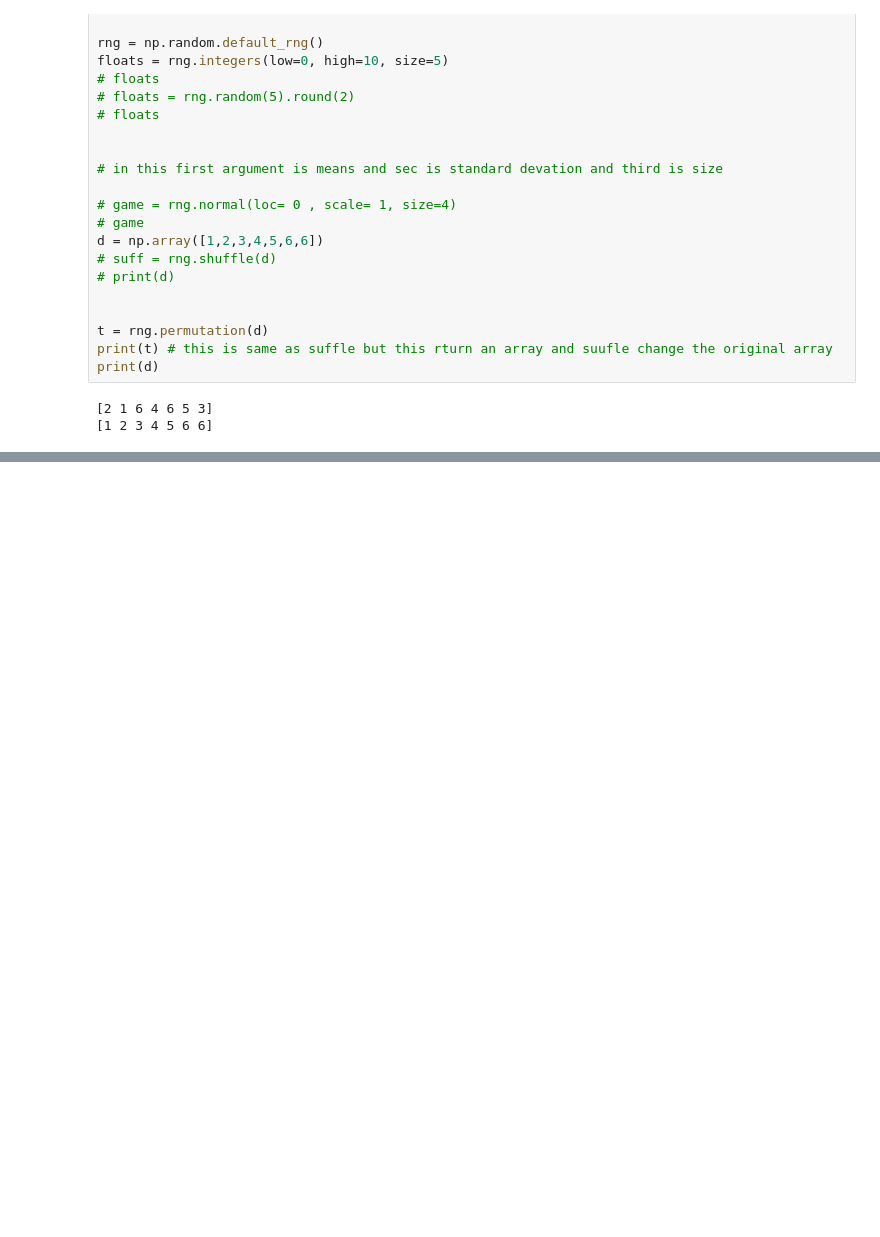
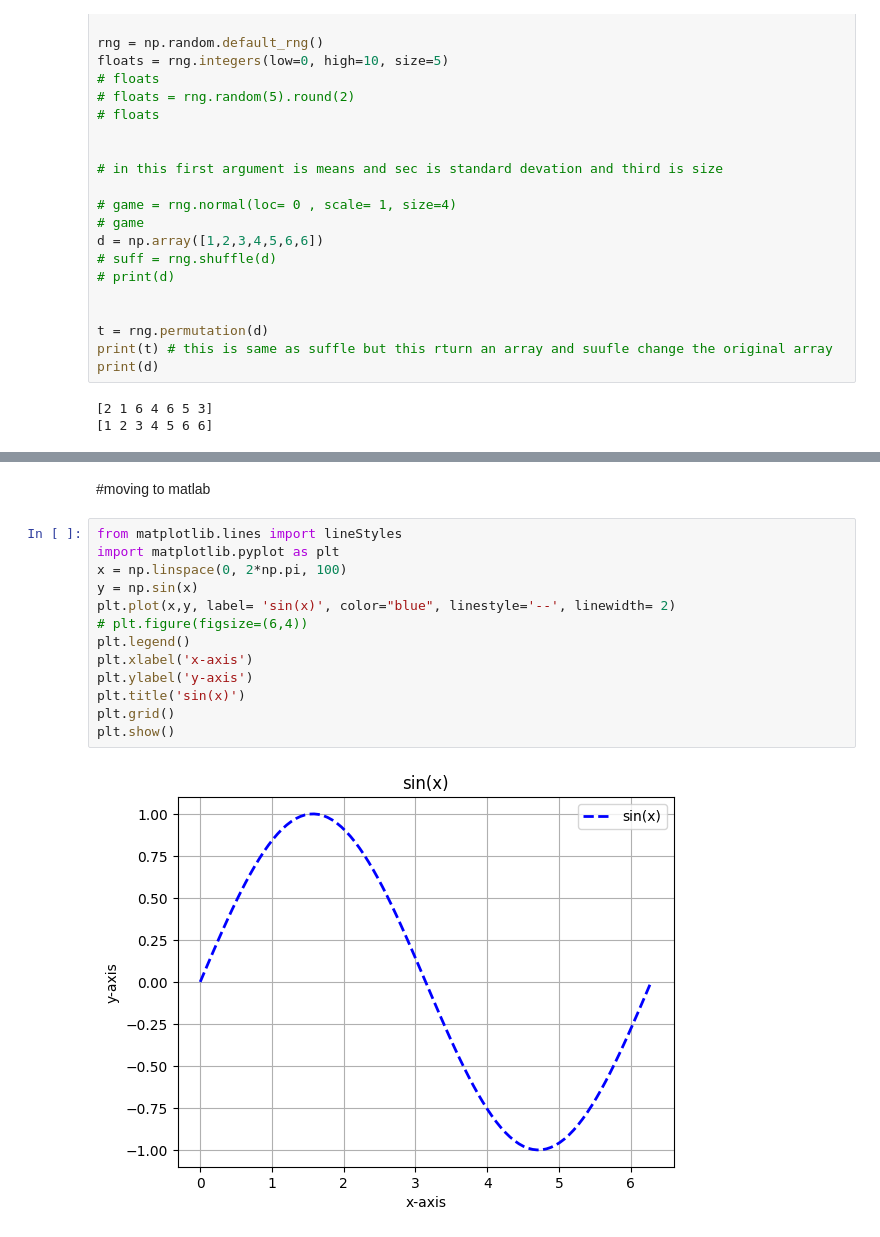
Before and after one commit to YashuSingh005/do-it-yawrrr, a Jupyter notebook: Untitled0.ipynb, the cells around one changed output, grey strips where cells are left out. Saved outputs shown, nothing was run; the diff lists cells and outputs as text; blank space fills up the shorter version.

```diff
--- a/Untitled0.ipynb
+++ b/Untitled0.ipynb
@@ -230,0 +264,17 @@ print(d)
+# %% [markdown]
+#moving to matlab
+# %%
+from matplotlib.lines import lineStyles
+import matplotlib.pyplot as plt
+x = np.linspace(0, 2*np.pi, 100)
+y = np.sin(x)
+plt.plot(x,y, label= 'sin(x)', color="blue", linestyle='--', linewidth= 2)
+# plt.figure(figsize=(6,4))
+plt.legend()
+plt.xlabel('x-axis')
+plt.ylabel('y-axis')
+plt.title('sin(x)')
+plt.grid()
+plt.show()
+# %% [output]
+[figure, added]
```
Also changed, not shown: parts of 5 cells of this notebook.
